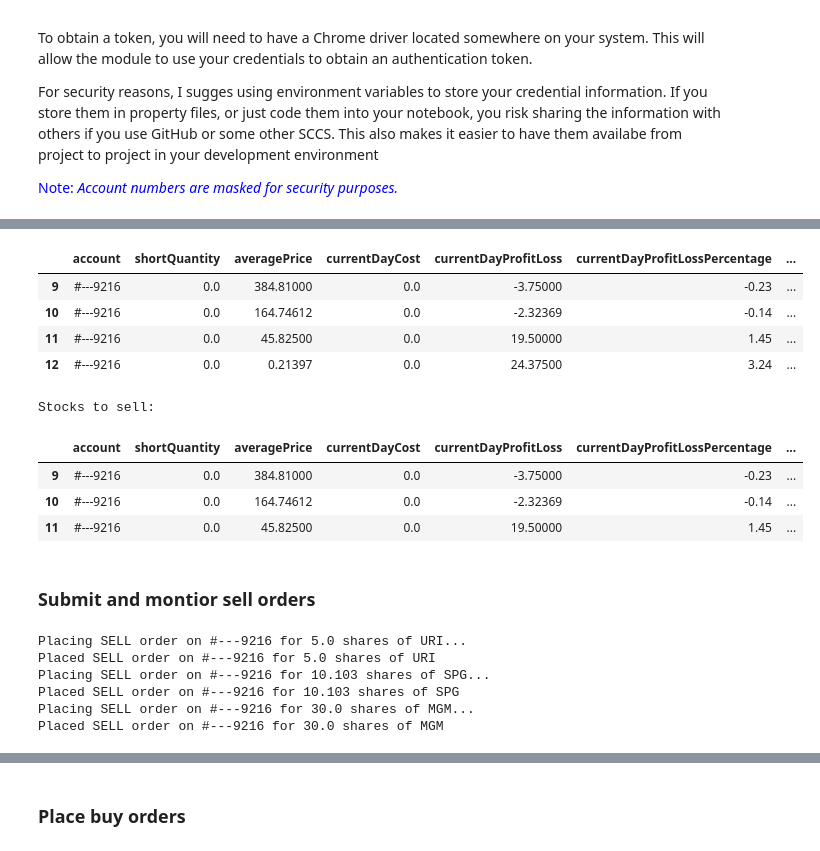
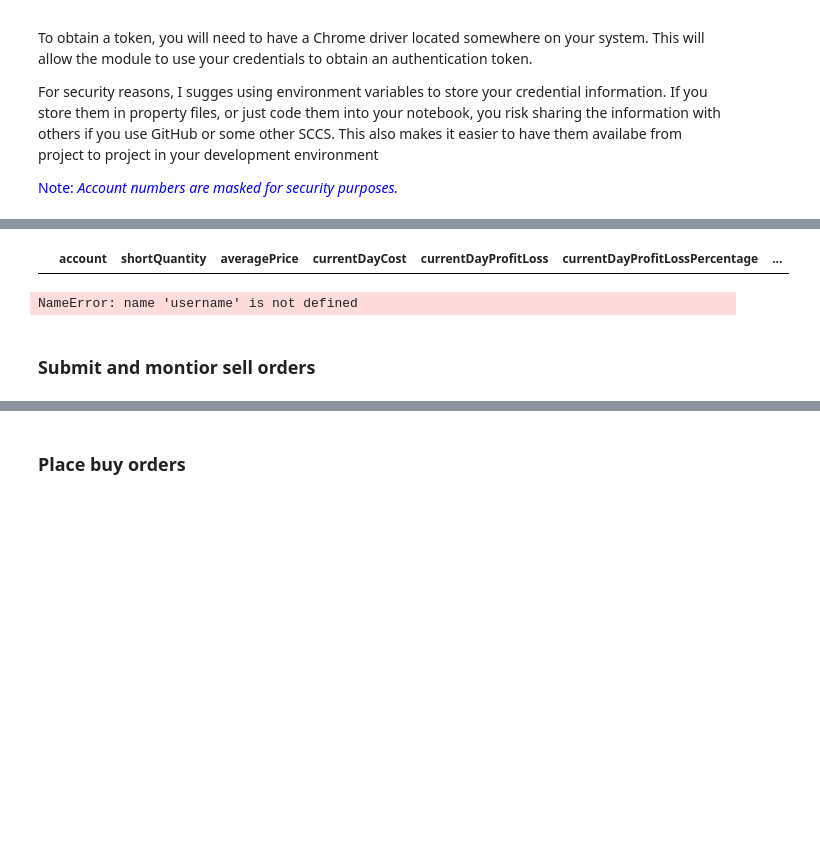
Before and after one commit to nmaiorana/svi-trading-tools, a Jupyter notebook: portfolio-ind/portfolio_workflow.ipynb, the cells around one changed output, grey strips where cells are left out. Saved outputs shown, nothing was run; the diff lists cells and outputs as text; code cells hidden in the pictures; blank space fills up the shorter version.

```diff
--- a/portfolio-ind/portfolio_workflow.ipynb
+++ b/portfolio-ind/portfolio_workflow.ipynb
@@ -386,7 +387,7 @@ For security reasons, I sugges using environment variables to store your credent
 
 <span style="color:blue">Note: *Account numbers are masked for security purposes.*</span>
 # %%
-td_ameritrade = amc.AmeritradeRest(username, password, client_id, chrome_executabel_path)
+td_ameritrade = amc.AmeritradeRest('maiotradeuser', 'maiotradepw', 'maiotradeclientid')
 td_ameritrade.authenticate()
 
 if len(td_ameritrade.authorization) == 0:
@@ -405,7 +406,8 @@ display(equity_investments_df)
 long_term_stocks =  ['FGPHF', 'WKHS', 'EEENF']
 
 # Filter out non Equity investments
-current_stocks = amc.AmeritradeRest(username, password, client_id).get_quotes(utils.get_investment_symbols(equity_investments_df)).query('assetType == "EQUITY"').index.tolist()
+current_stocks = amc.AmeritradeRest('maiotradeuser', 'maiotradepw', 'maiotradeclientid').get_quotes(
+    utils.get_investment_symbols(equity_investments_df)).query('assetType == "EQUITY"').index.tolist()
 stocks_to_sell = equity_investments_df[~equity_investments_df['symbol'].isin(long_term_stocks)]
 print('Stocks to sell:')
 stocks_to_sell
@@ -415,25 +417,10 @@ Date of trade: 2022-01-03 14:39:21.232970
 Full Equity Portfolio:
 |  | account | shortQuantity | averagePrice | currentDayCost | currentDayProfitLoss | currentDayProfitLossPercentage | ... |
-| 9 | #---9216 | 0.0 | 384.81000 | 0.0 | -3.75000 | -0.23 | ... |
-| 10 | #---9216 | 0.0 | 164.74612 | 0.0 | -2.32369 | -0.14 | ... |
-| 11 | #---9216 | 0.0 | 45.82500 | 0.0 | 19.50000 | 1.45 | ... |
-| 12 | #---9216 | 0.0 | 0.21397 | 0.0 | 24.37500 | 3.24 | ... |
-Stocks to sell:
+NameError: name 'username' is not defined
-|  | account | shortQuantity | averagePrice | currentDayCost | currentDayProfitLoss | currentDayProfitLossPercentage | ... |
-| 9 | #---9216 | 0.0 | 384.81000 | 0.0 | -3.75000 | -0.23 | ... |
-| 10 | #---9216 | 0.0 | 164.74612 | 0.0 | -2.32369 | -0.14 | ... |
-| 11 | #---9216 | 0.0 | 45.82500 | 0.0 | 19.50000 | 1.45 | ... |
 # %% [markdown]
 ### Submit and montior sell orders
 # %%
 account_number = td_ameritrade.unmasked_accounts[masked_account_number]
 sell_result = td_ameritrade.place_bulk_sell_orders(account_number, stocks_to_sell)
-# %% [output]
-Placing SELL order on #---9216 for 5.0 shares of URI...
-Placed SELL order on #---9216 for 5.0 shares of URI
-Placing SELL order on #---9216 for 10.103 shares of SPG...
-Placed SELL order on #---9216 for 10.103 shares of SPG
-Placing SELL order on #---9216 for 30.0 shares of MGM...
-Placed SELL order on #---9216 for 30.0 shares of MGM
 # %%
 while True:
```
Also changed, not shown: parts of 27 cells of this notebook, 2 other files.
